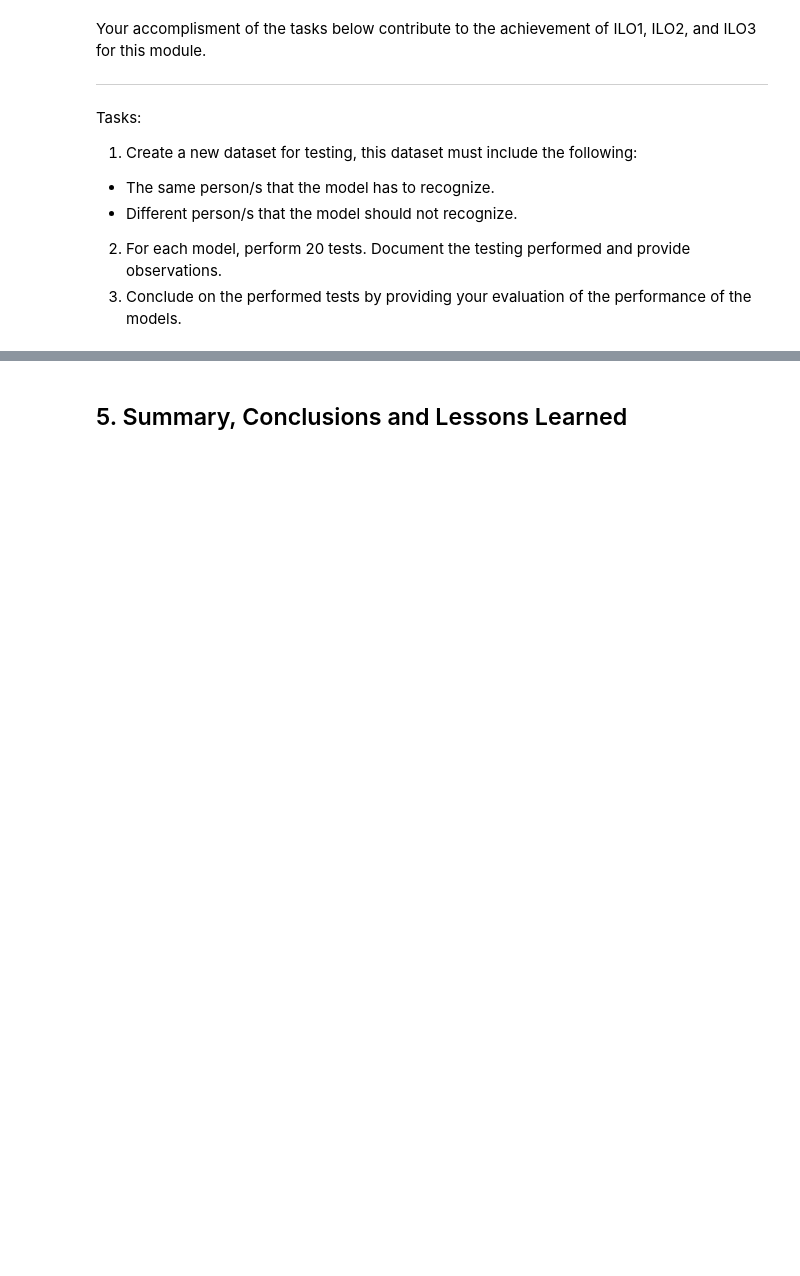
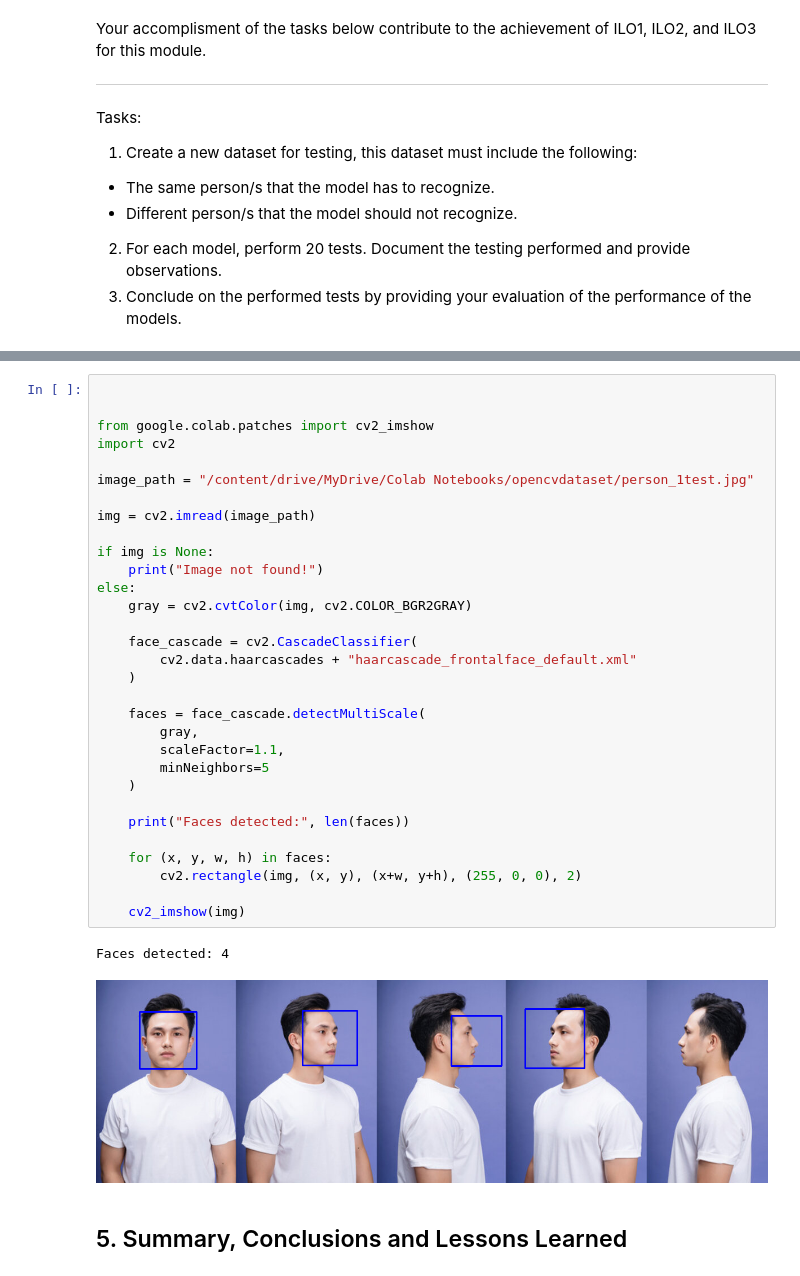
Before and after one commit to qaadhare-tip/CPE-018-CPE31S2---Emerging-Technologies-1-in-CpE, a Jupyter notebook: Activity_7_Performing_Face_Recognition_(Hare,_Andrei_Angelo_D_).ipynb, the cells around one changed output, grey strips where cells are left out. Drawn from its saved outputs; the diff is of its cells as text; blank space fills up the shorter version.

```diff
--- a/Activity_7_Performing_Face_Recognition_(Hare,_Andrei_Angelo_D_).ipynb
+++ b/Activity_7_Performing_Face_Recognition_(Hare,_Andrei_Angelo_D_).ipynb
@@ -159,2 +460,36 @@ Tasks:
+# %%
+
+
+from google.colab.patches import cv2_imshow
+import cv2
+
+image_path = "/content/drive/MyDrive/Colab Notebooks/opencvdataset/person_1test.jpg"
+
+img = cv2.imread(image_path)
+
+if img is None:
+    print("Image not found!")
+else:
+    gray = cv2.cvtColor(img, cv2.COLOR_BGR2GRAY)
+
+    face_cascade = cv2.CascadeClassifier(
+        cv2.data.haarcascades + "haarcascade_frontalface_default.xml"
+    )
+
+    faces = face_cascade.detectMultiScale(
+        gray,
+        scaleFactor=1.1,
+        minNeighbors=5
+    )
+
+    print("Faces detected:", len(faces))
+
+    for (x, y, w, h) in faces:
+        cv2.rectangle(img, (x, y), (x+w, y+h), (255, 0, 0), 2)
+
+    cv2_imshow(img)
+# %% [output]
+Faces detected: 4
+[figure, added]
 # %% [markdown]
 ## 5. Summary, Conclusions and Lessons Learned
```
Also changed, not shown: parts of 19 cells of this notebook.
